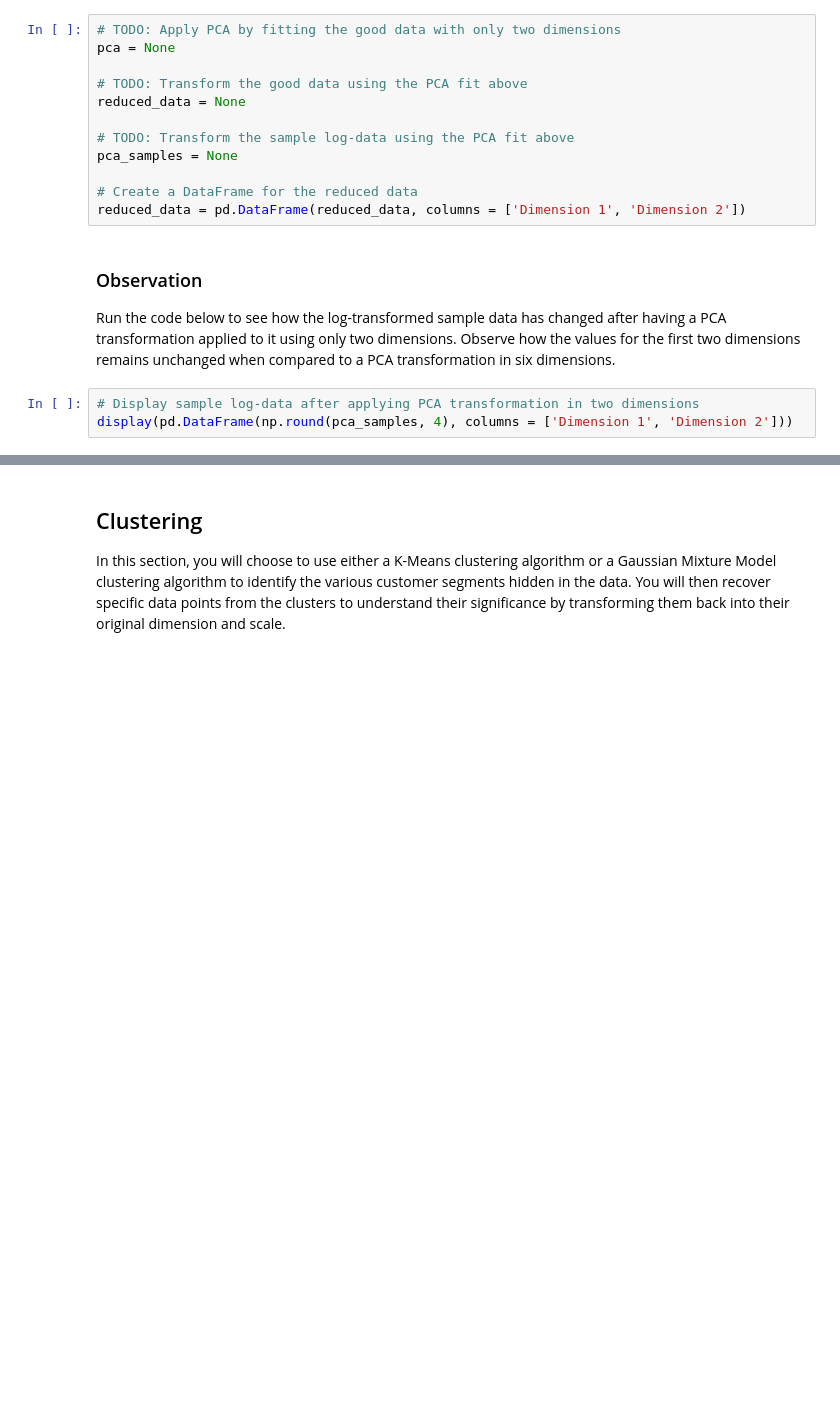
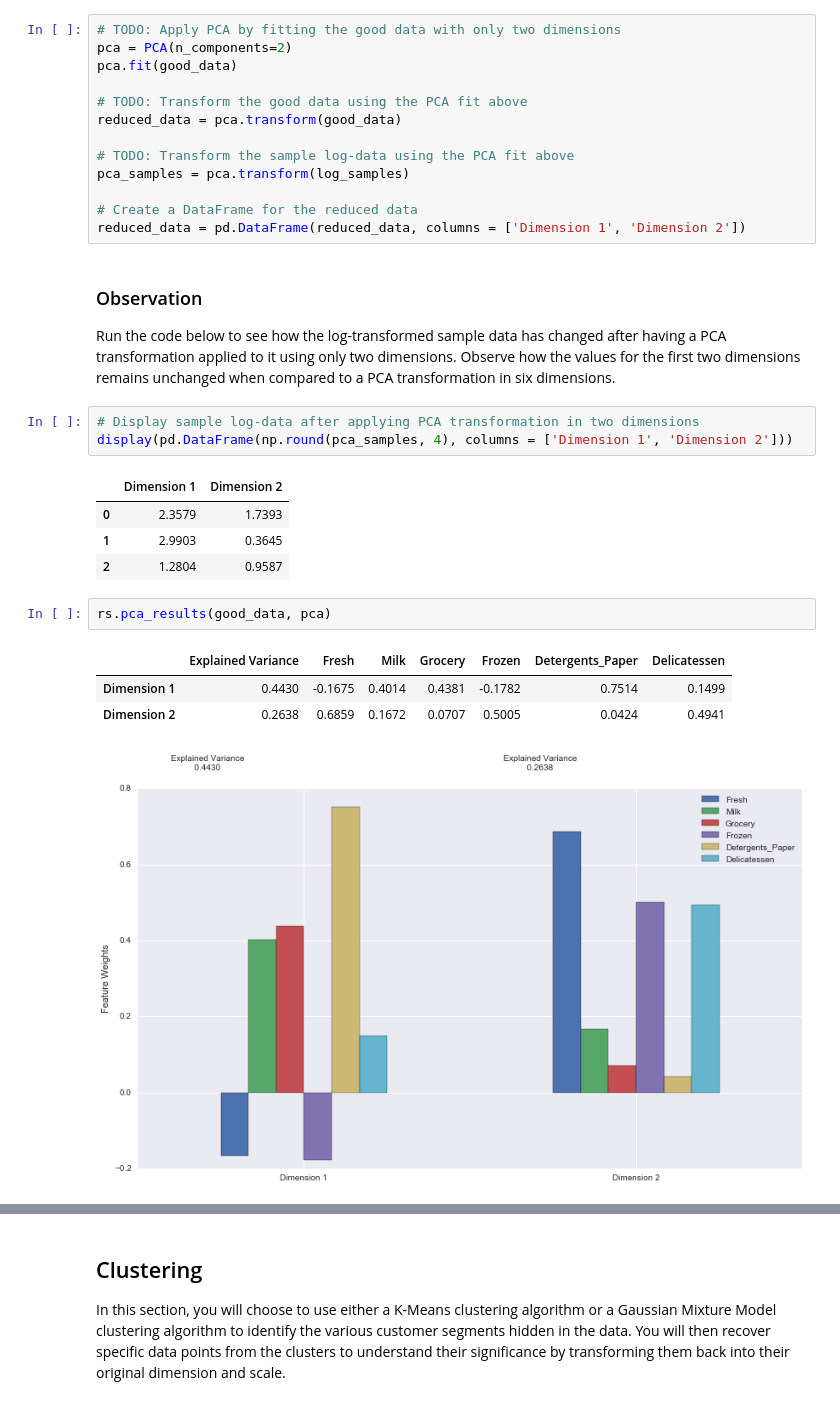
Before and after one commit to h-shib/creating_customer_segments, a Jupyter notebook: customer_segments.ipynb, the cells around one changed output, grey strips where cells are left out. Drawn from its saved outputs; the diff is of its cells as text; blank space fills up the shorter version.

```diff
--- a/customer_segments.ipynb
+++ b/customer_segments.ipynb
@@ -381,13 +387,14 @@ In the code block below, you will need to implement the following:
  - Apply a PCA transformation of the sample log-data `log_samples` using `pca.transform`, and assign the results to `pca_samples`.
 # %%
 # TODO: Apply PCA by fitting the good data with only two dimensions
-pca = None
+pca = PCA(n_components=2)
+pca.fit(good_data)
 
 # TODO: Transform the good data using the PCA fit above
-reduced_data = None
+reduced_data = pca.transform(good_data)
 
 # TODO: Transform the sample log-data using the PCA fit above
-pca_samples = None
+pca_samples = pca.transform(log_samples)
 
 # Create a DataFrame for the reduced data
 reduced_data = pd.DataFrame(reduced_data, columns = ['Dimension 1', 'Dimension 2'])
@@ -397,3 +404,15 @@ Run the code below to see how the log-transformed sample data has changed after
 # %%
 # Display sample log-data after applying PCA transformation in two dimensions
 display(pd.DataFrame(np.round(pca_samples, 4), columns = ['Dimension 1', 'Dimension 2']))
+# %% [output]
+|  | Dimension 1 | Dimension 2 |
+| 0 | 2.3579 | 1.7393 |
+| 1 | 2.9903 | 0.3645 |
+| 2 | 1.2804 | 0.9587 |
+# %%
+rs.pca_results(good_data, pca)
+# %% [output]
+|  | Explained Variance | Fresh | Milk | Grocery | Frozen | Detergents_Paper | Delicatessen |
+| Dimension 1 | 0.4430 | -0.1675 | 0.4014 | 0.4381 | -0.1782 | 0.7514 | 0.1499 |
+| Dimension 2 | 0.2638 | 0.6859 | 0.1672 | 0.0707 | 0.5005 | 0.0424 | 0.4941 |
+[figure, added]
```
Also changed, not shown: parts of 9 cells of this notebook.
